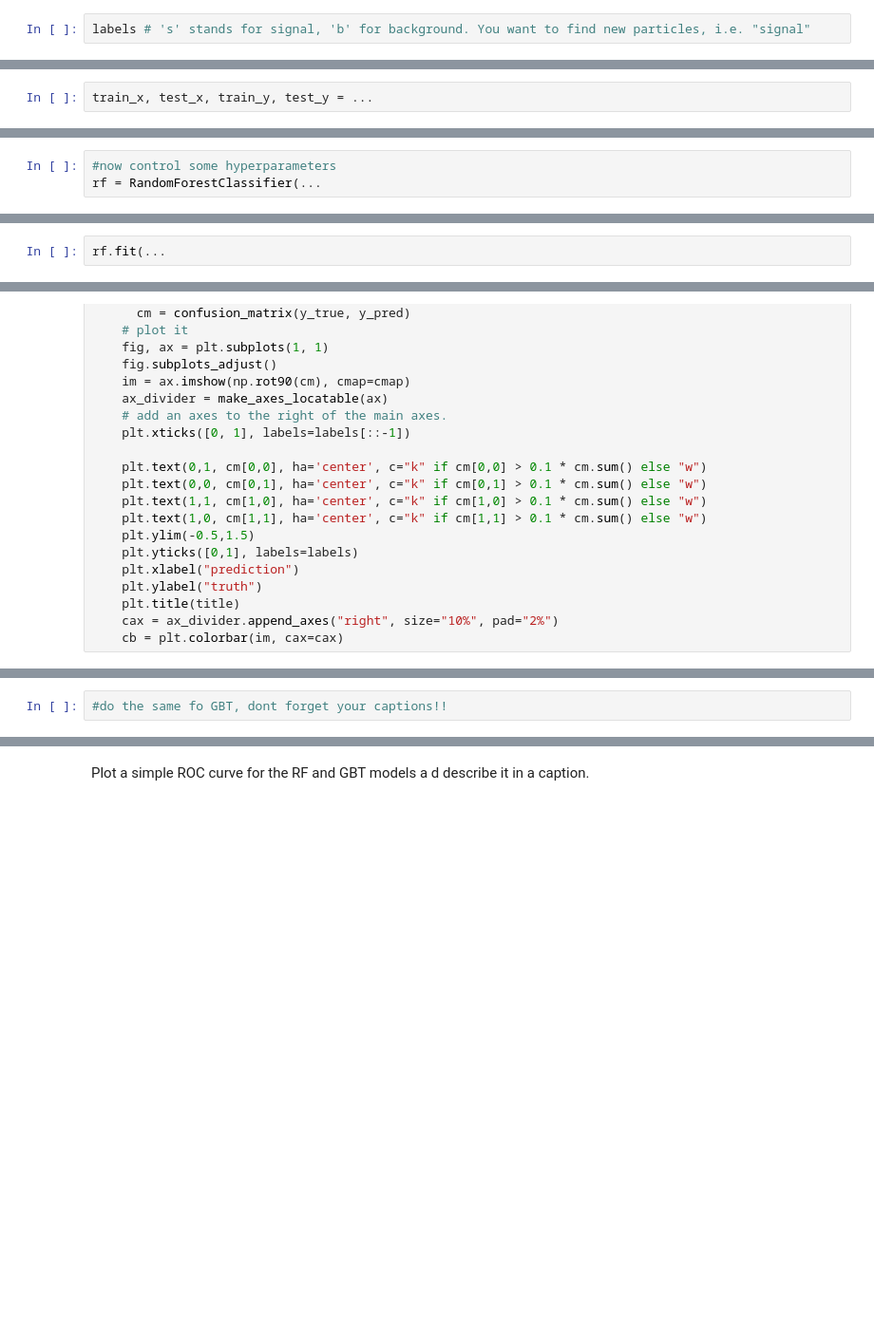
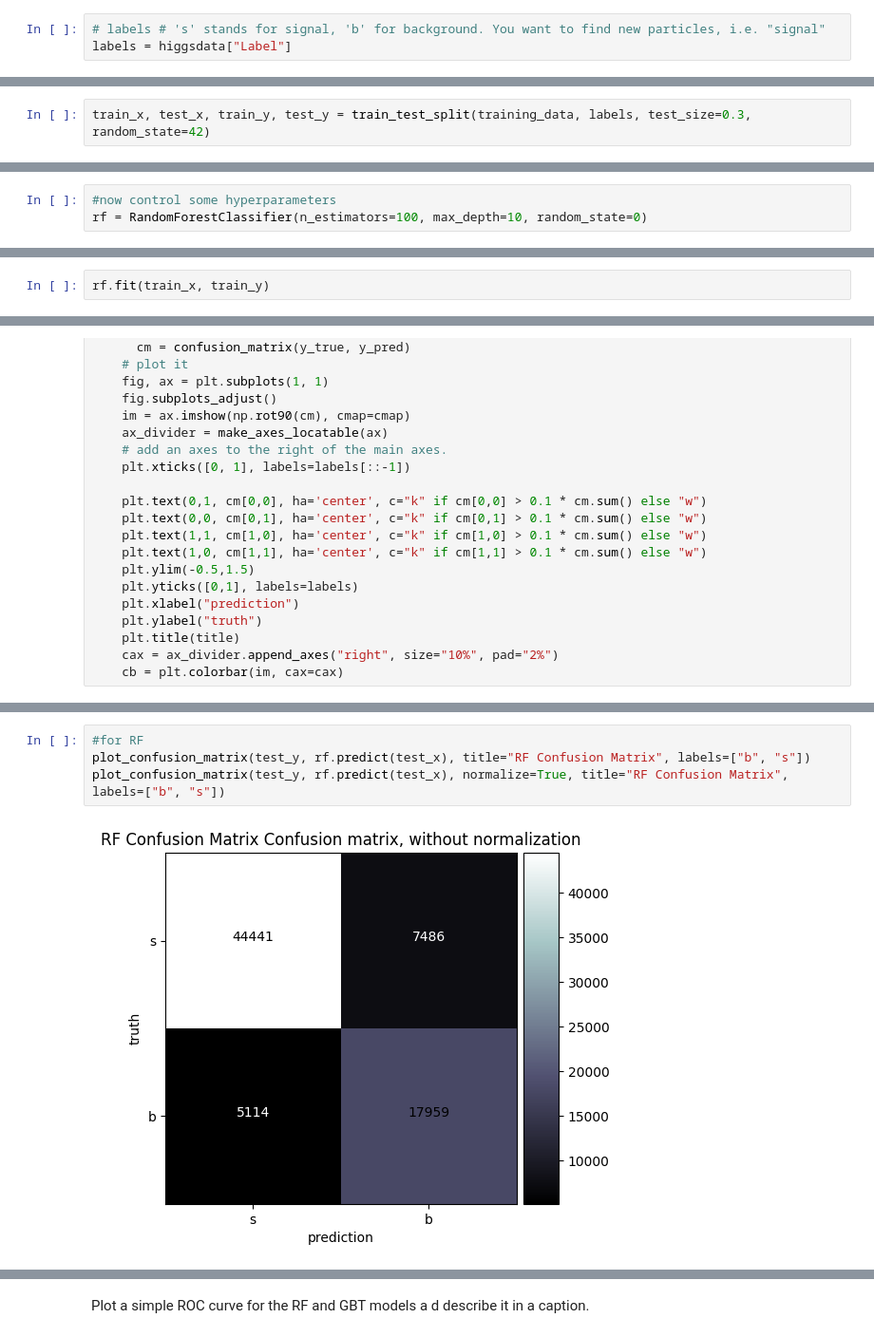
Before and after one commit to TJTomas/DSPS_TTomaszewski, a Jupyter notebook: HW8/Tomaszewski_higgsbosonSearch.ipynb, the cells around one changed output, grey strips where cells are left out. Shown: that part at 95% size. Drawn from its saved outputs; the diff is of its cells as text; blank space fills up the shorter version.

```diff
--- a/HW8/Tomaszewski_higgsbosonSearch.ipynb
+++ b/HW8/Tomaszewski_higgsbosonSearch.ipynb
@@ -78,2 +248,3 @@ Remove them from the input data (along any other variable you should remove) and
 # %%
-labels # 's' stands for signal, 'b' for background. You want to find new particles, i.e. "signal"
+# labels # 's' stands for signal, 'b' for background. You want to find new particles, i.e. "signal"
+labels = higgsdata["Label"]
@@ -87,4 +254,4 @@ array([0.00265331, 2.23358449, 2.34738894, ..., 0.01863612, 1.68161144,
 # %% [markdown]
 use the "training.csv" file, but create your own train/test sets
 # %%
-train_x, test_x, train_y, test_y = ...
+train_x, test_x, train_y, test_y = train_test_split(training_data, labels, test_size=0.3, random_state=42)
@@ -126,3 +277,3 @@ Parameters currently in use:
 # %%
 #now control some hyperparameters
-rf = RandomForestClassifier(...
+rf = RandomForestClassifier(n_estimators=100, max_depth=10, random_state=0)
@@ -131,2 +282,2 @@ gbt = ...
 # %%
-rf.fit(...
+rf.fit(train_x, train_y)
@@ -202,2 +358,6 @@ plot_confusion_matrix(...
-# %%
-#do the same fo GBT, dont forget your captions!!
+# %%
+#for RF
+plot_confusion_matrix(test_y, rf.predict(test_x), title="RF Confusion Matrix", labels=["b", "s"])
+plot_confusion_matrix(test_y, rf.predict(test_x), normalize=True, title="RF Confusion Matrix", labels=["b", "s"])
+# %% [output]
+[figure, added]
```
Also changed, not shown: parts of 72 cells of this notebook.
